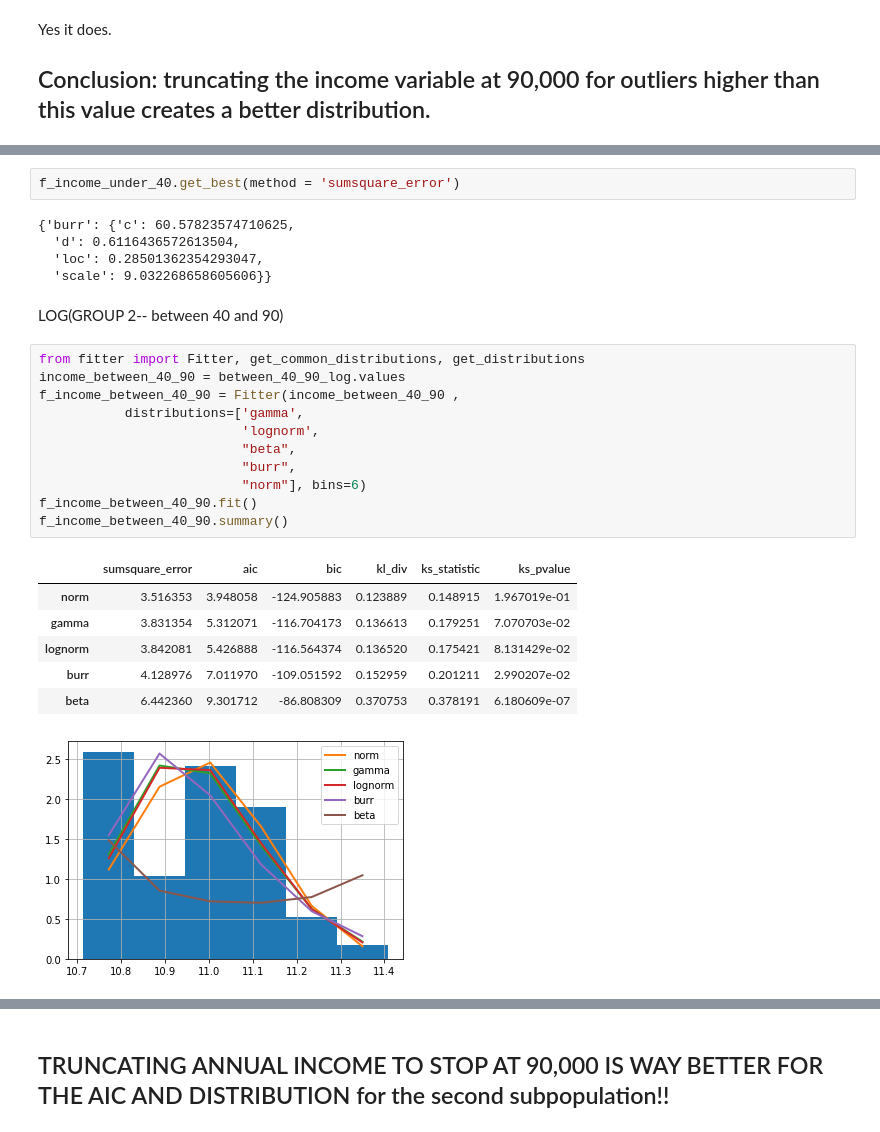
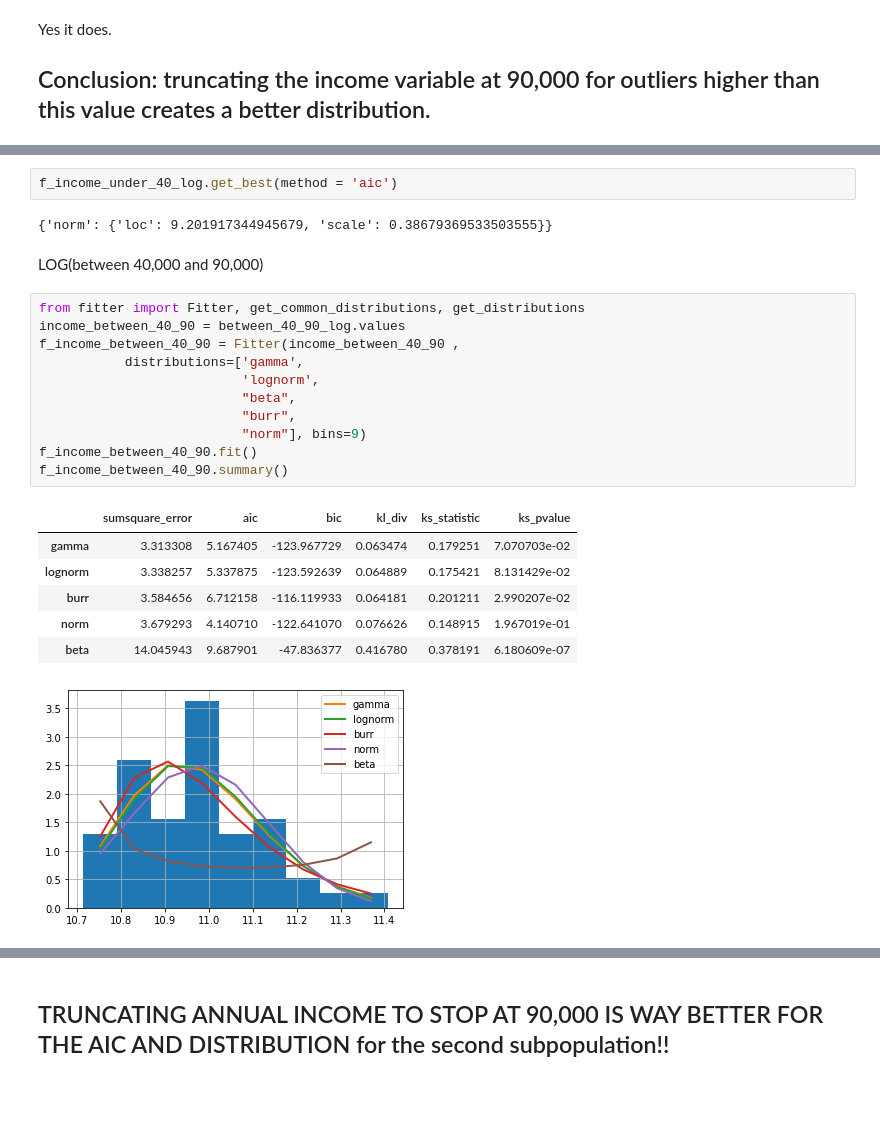
Before and after one commit to emilienaples/people_news_trust, a Jupyter notebook: people_news.ipynb, the cells around one changed output, grey strips where cells are left out. Cells and saved outputs as stored; diff of their text form; blank space fills up the shorter version.

```diff
--- a/people_news.ipynb
+++ b/people_news.ipynb
@@ -596,29 +446,26 @@ WARNING:fitter.fitter:beta was not fitted. no parameters available
 # %%
-f_income_under_40.get_best(method = 'sumsquare_error')
+f_income_under_40_log.get_best(method = 'aic')
 # %% [output]
-{'burr': {'c': 60.57823574710625,
-  'd': 0.6116436572613504,
-  'loc': 0.28501362354293047,
-  'scale': 9.032268658605606}}
+{'norm': {'loc': 9.201917344945679, 'scale': 0.38679369533503555}}
 # %% [markdown]
-LOG(GROUP 2-- between 40 and 90)
+LOG(between 40,000 and 90,000)
 # %%
 from fitter import Fitter, get_common_distributions, get_distributions
 income_between_40_90 = between_40_90_log.values
 f_income_between_40_90 = Fitter(income_between_40_90 ,
            distributions=['gamma',
                           'lognorm',
                           "beta",
                           "burr",
-                          "norm"], bins=6)
+                          "norm"], bins=9)
 f_income_between_40_90.fit()
 f_income_between_40_90.summary()
 # %% [output]
 |  | sumsquare_error | aic | bic | kl_div | ks_statistic | ks_pvalue |
-| norm | 3.516353 | 3.948058 | -124.905883 | 0.123889 | 0.148915 | 1.967019e-01 |
-| gamma | 3.831354 | 5.312071 | -116.704173 | 0.136613 | 0.179251 | 7.070703e-02 |
-| lognorm | 3.842081 | 5.426888 | -116.564374 | 0.136520 | 0.175421 | 8.131429e-02 |
-| burr | 4.128976 | 7.011970 | -109.051592 | 0.152959 | 0.201211 | 2.990207e-02 |
-| beta | 6.442360 | 9.301712 | -86.808309 | 0.370753 | 0.378191 | 6.180609e-07 |
+| gamma | 3.313308 | 5.167405 | -123.967729 | 0.063474 | 0.179251 | 7.070703e-02 |
+| lognorm | 3.338257 | 5.337875 | -123.592639 | 0.064889 | 0.175421 | 8.131429e-02 |
+| burr | 3.584656 | 6.712158 | -116.119933 | 0.064181 | 0.201211 | 2.990207e-02 |
+| norm | 3.679293 | 4.140710 | -122.641070 | 0.076626 | 0.148915 | 1.967019e-01 |
+| beta | 14.045943 | 9.687901 | -47.836377 | 0.416780 | 0.378191 | 6.180609e-07 |
-[figure, old version]
+[figure, new version]
 # %%
```
Also changed, not shown: parts of 125 cells of this notebook.
